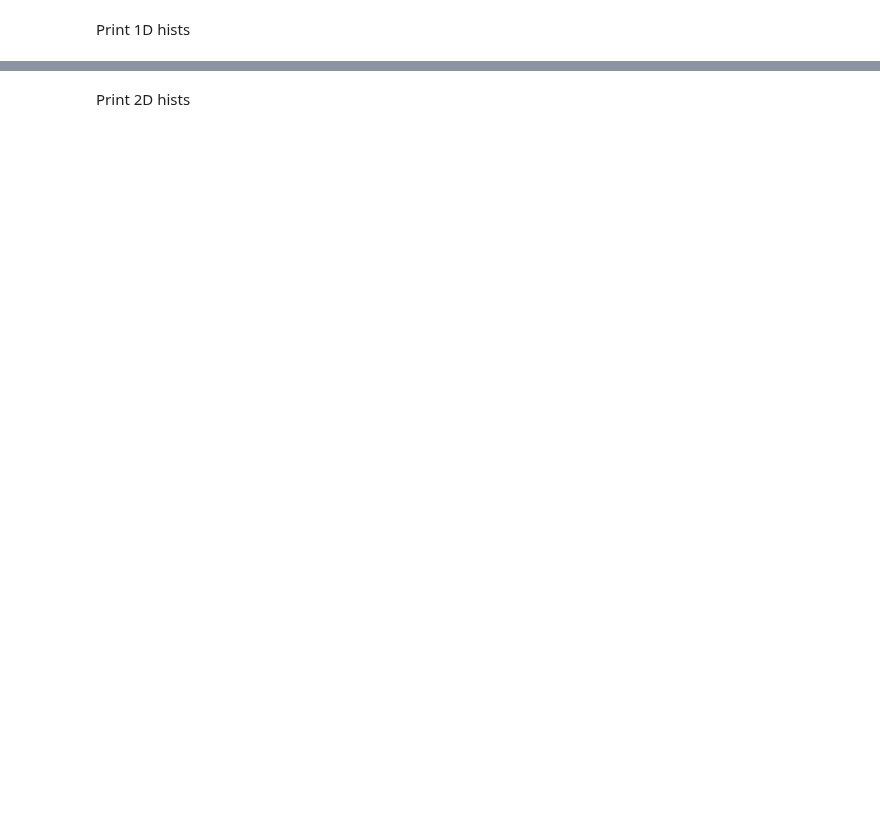
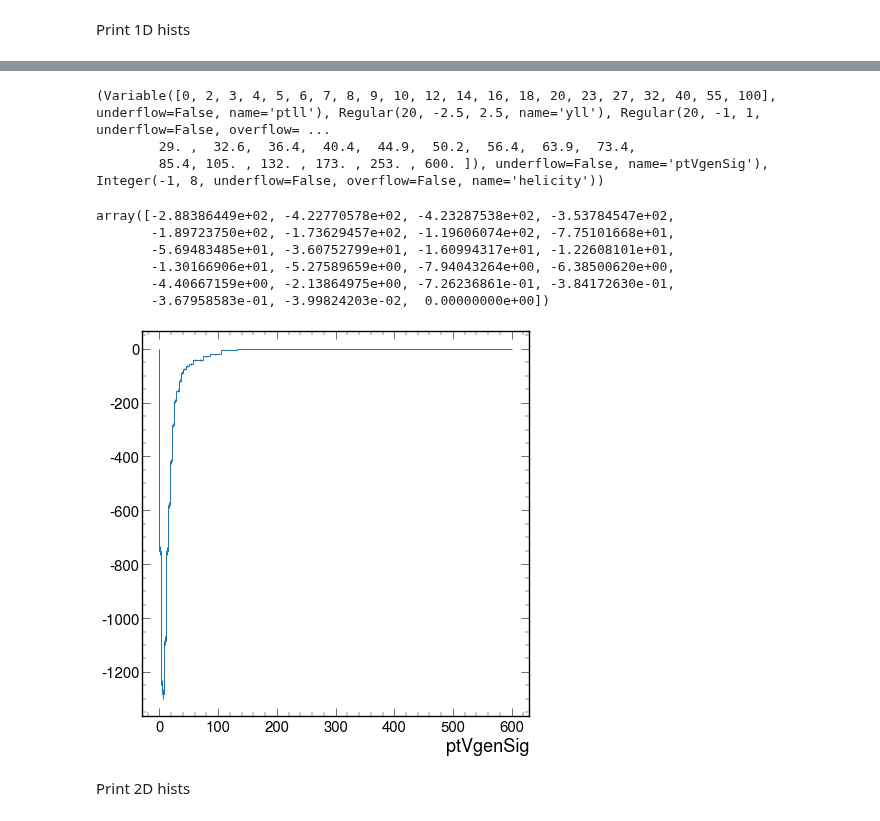
Before and after one commit to lucalavezzo/WRemnants, a Jupyter notebook: notebooks/explore_HDF5.ipynb, the cells around one changed output, grey strips where cells are left out. Saved outputs shown, nothing was run; the diff lists cells and outputs as text; code cells hidden in the pictures; blank space fills up the shorter version.

```diff
--- a/notebooks/explore_HDF5.ipynb
+++ b/notebooks/explore_HDF5.ipynb
@@ -94,3 +94,20 @@ _=plt.legend()
+# %%
+h = results['ZmumuPostVFP']['output']['nominal'].get()
+print(h.axes)
+_ = hep.histplot(h[::sum,::sum,::sum,::sum, ::sum,:, 5])
+
+h[::sum,::sum,::sum,::sum, ::sum,:, 4].values()
+# %% [output]
+(Variable([0, 2, 3, 4, 5, 6, 7, 8, 9, 10, 12, 14, 16, 18, 20, 23, 27, 32, 40, 55, 100], underflow=False, name='ptll'), Regular(20, -2.5, 2.5, name='yll'), Regular(20, -1, 1, underflow=False, overflow= ...
+        29. ,  32.6,  36.4,  40.4,  44.9,  50.2,  56.4,  63.9,  73.4,
+        85.4, 105. , 132. , 173. , 253. , 600. ]), underflow=False, name='ptVgenSig'), Integer(-1, 8, underflow=False, overflow=False, name='helicity'))
+array([-2.88386449e+02, -4.22770578e+02, -4.23287538e+02, -3.53784547e+02,
+       -1.89723750e+02, -1.73629457e+02, -1.19606074e+02, -7.75101668e+01,
+       -5.69483485e+01, -3.60752799e+01, -1.60994317e+01, -1.22608101e+01,
+       -1.30166906e+01, -5.27589659e+00, -7.94043264e+00, -6.38500620e+00,
+       -4.40667159e+00, -2.13864975e+00, -7.26236861e-01, -3.84172630e-01,
+       -3.67958583e-01, -3.99824203e-02,  0.00000000e+00])
+[figure, added]
 # %% [markdown]
 Print 2D hists
 # %%
```
Also changed, not shown: parts of 12 cells of this notebook, 26 other files.
